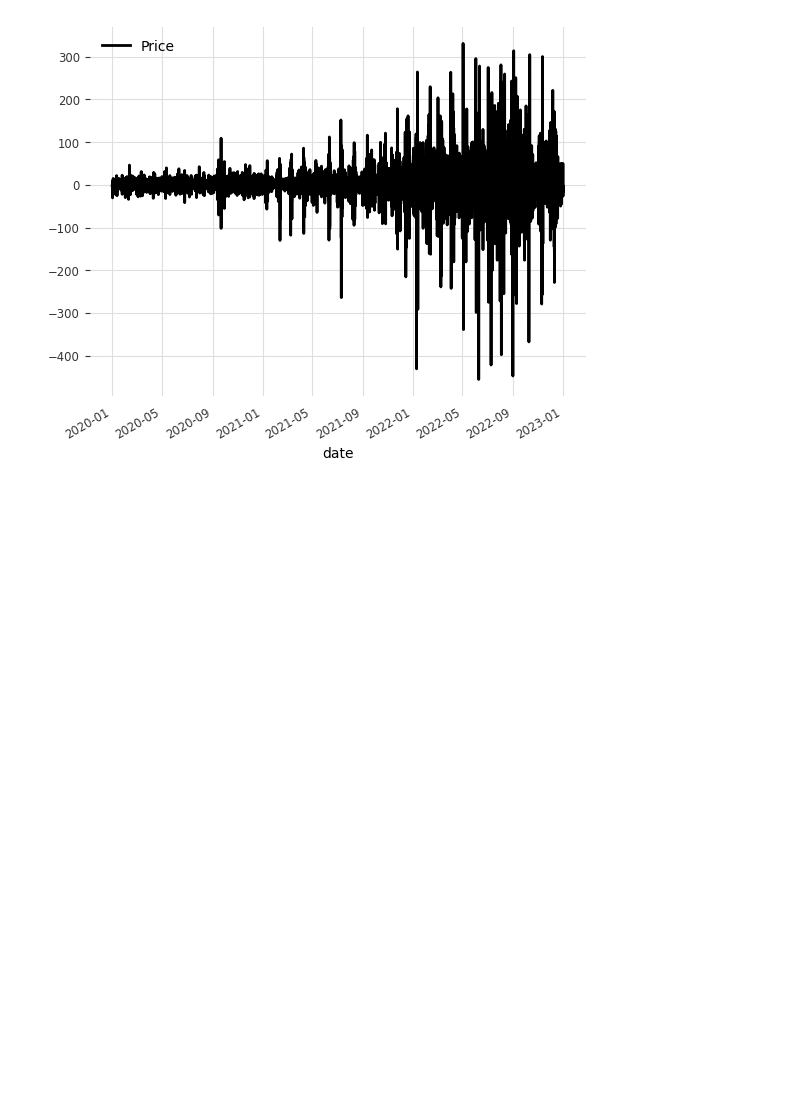
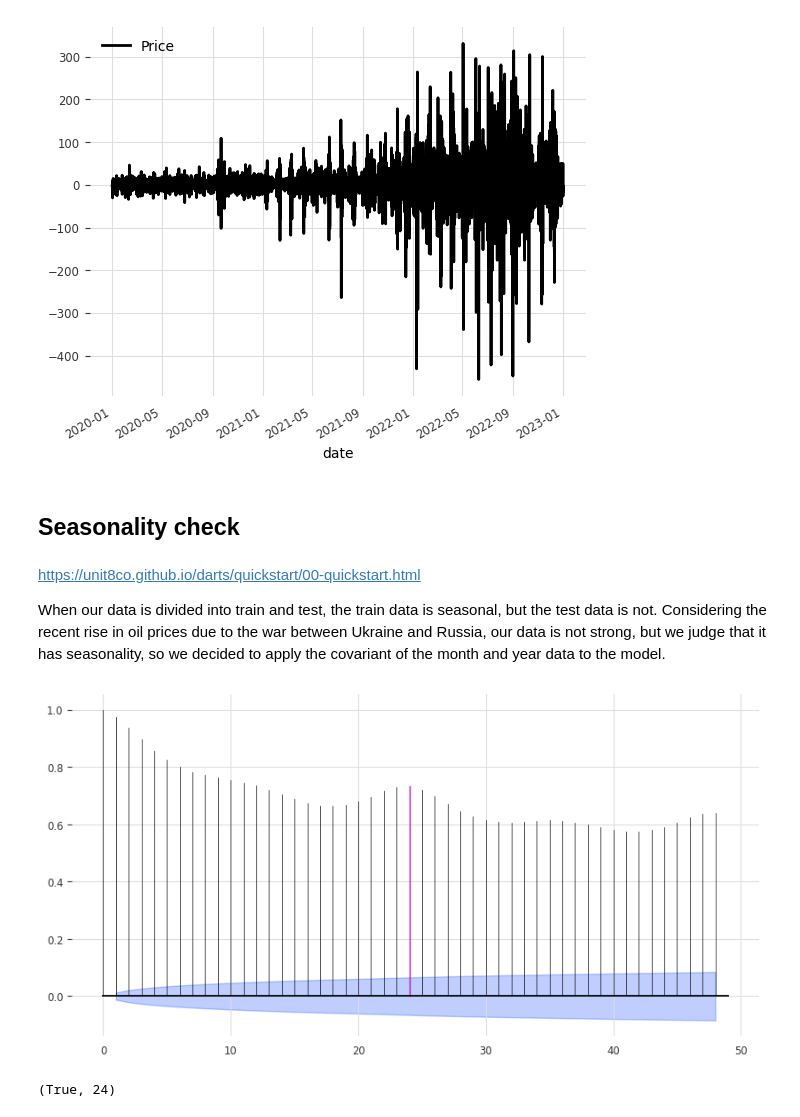
Before and after one commit to Brlsadiksha/M6_sem_project, a Jupyter notebook: 02_EDA.ipynb, the cells around one changed output. Saved outputs shown, nothing was run; the diff lists cells and outputs as text; code cells hidden in the pictures; blank space fills up the shorter version.

```diff
--- a/02_EDA.ipynb
+++ b/02_EDA.ipynb
@@ -83,3 +83,21 @@ ts.plot()
 ts.diff().plot()
 # %% [output]
 [figure]
+# %% [markdown]
+## Seasonality check
+# %% [markdown]
+https://unit8co.github.io/darts/quickstart/00-quickstart.html
+
+When our data is divided into train and test, the train data is seasonal, but the test data is not.
+Considering the recent rise in oil prices due to the war between Ukraine and Russia, our data is not strong, but we judge that it has seasonality, so we decided to apply the covariant of the month and year data to the model.
+# %%
+train, test = ts.split_after(pd.Timestamp("01.01.2022 01:00"))
+# %%
+from darts.utils.statistics import plot_acf, check_seasonality
+plot_acf(train, m=24, max_lag=48, alpha=0.1) # m: number of the lags # alpha: confidence level
+# %% [output]
+[figure, added]
+# %%
+check_seasonality(train, m=24, max_lag=48)
+# %% [output]
+(True, 24)
```
Also changed, not shown: parts of 4 cells of this notebook, 7 other files.
